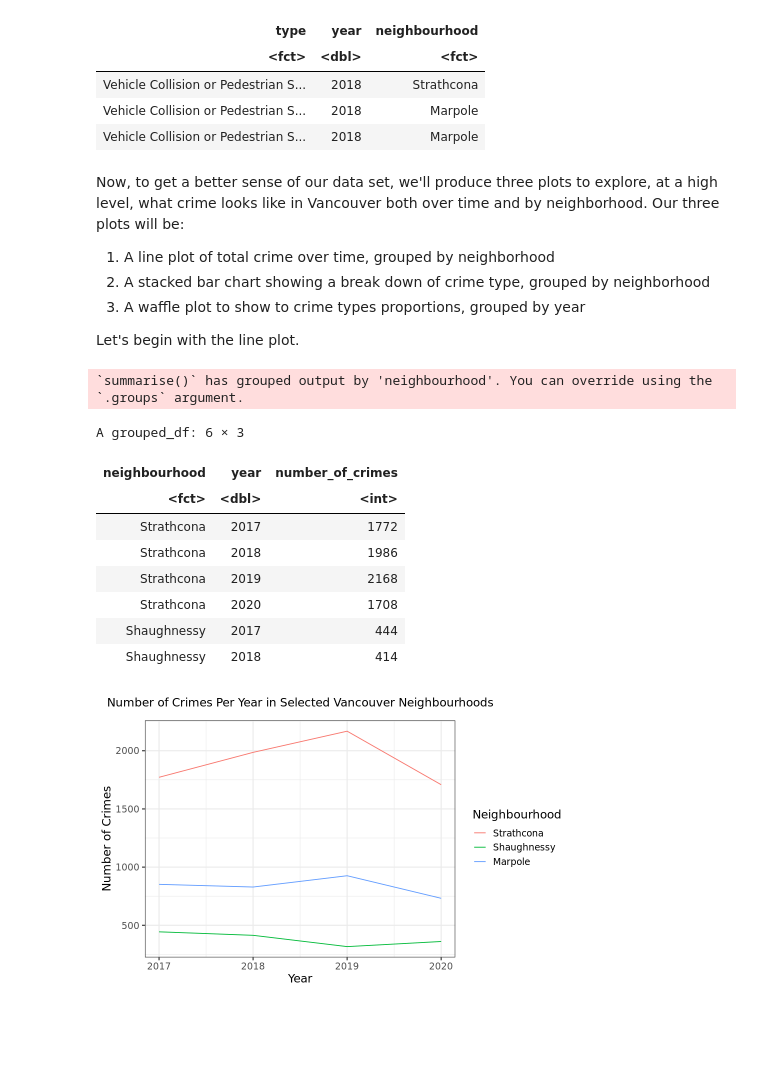
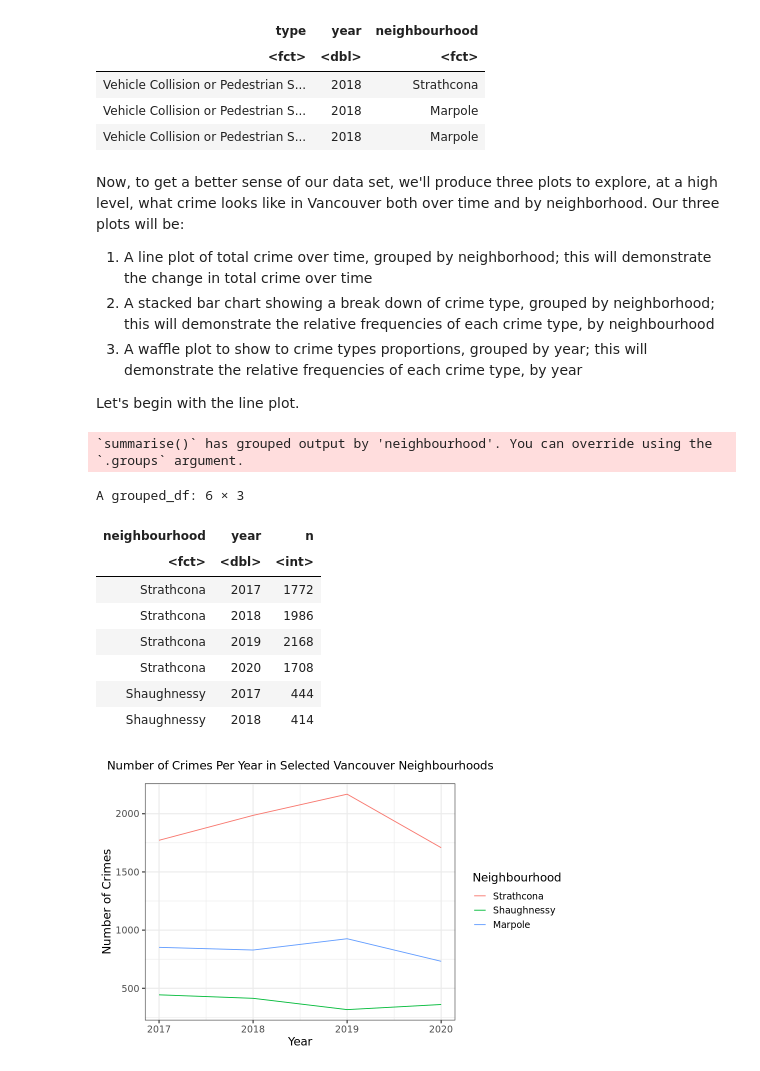
Before and after one commit to adammitha/STAT201-group-project, a Jupyter notebook: code/project-proposal.ipynb, the cells around one changed output. Saved outputs shown, nothing was run; the diff lists cells and outputs as text; code cells hidden in the pictures; blank space fills up the shorter version.

```diff
--- a/code/project-proposal.ipynb
+++ b/code/project-proposal.ipynb
@@ -302,22 +323,22 @@ A tibble: 3 × 3
 # %% [markdown]
 Now, to get a better sense of our data set, we'll produce three plots to explore, at a high level, what crime looks like in Vancouver both over time and by neighborhood. Our three plots will be:
 
-1. A line plot of total crime over time, grouped by neighborhood
-2. A stacked bar chart showing a break down of crime type, grouped by neighborhood
-3. A waffle plot to show to crime types proportions, grouped by year
+1. A line plot of total crime over time, grouped by neighborhood; this will demonstrate the change in total crime over time
+2. A stacked bar chart showing a break down of crime type, grouped by neighborhood; this will demonstrate the relative frequencies of each crime type, by neighbourhood
+3. A waffle plot to show to crime types proportions, grouped by year; this will demonstrate the relative frequencies of each crime type, by year
 
 Let's begin with the line plot.
 # %%
 # To produce our line plot, first, we'll need to compute the total amount of crime
 # by neighborhood and yea
 neighbourhood_year_counts <- crime_data %>%
     group_by(neighbourhood, year) %>%
-    summarise(number_of_crimes = n())
+    summarise(n = n())
 head(neighbourhood_year_counts)
 # %% [output]
 `summarise()` has grouped output by 'neighbourhood'. You can override using the `.groups` argument.
 A grouped_df: 6 × 3
-| neighbourhood | year | number_of_crimes |
+| neighbourhood | year | n |
 | <fct> | <dbl> | <int> |
 | Strathcona | 2017 | 1772 |
 | Strathcona | 2018 | 1986 |
```
Also changed, not shown: parts of 17 cells of this notebook.
